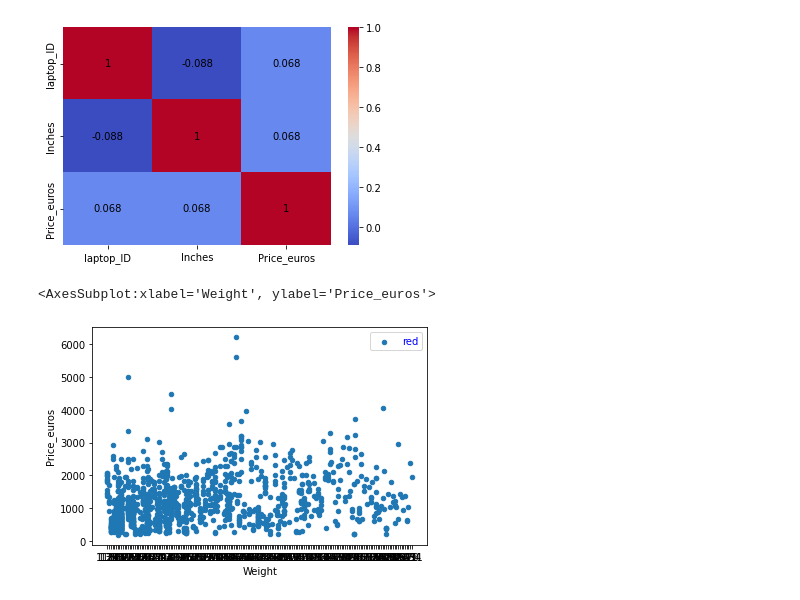
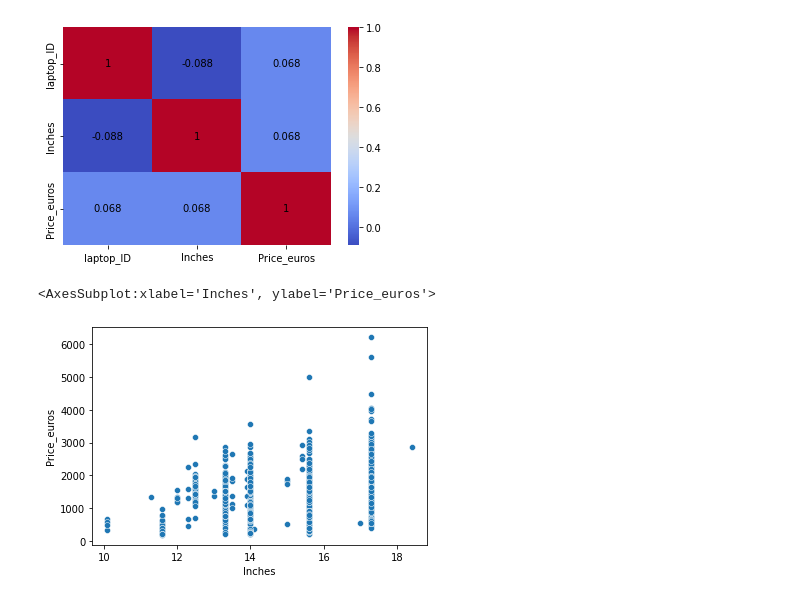
Before and after one commit to Brendan-Molieri/Laptop-Model-Pricing-Evaluation, a Jupyter notebook: Pricing_Analysis.ipynb, the cells around one changed output. Cells and saved outputs as stored; diff of their text form; code cells hidden in the pictures.

```diff
--- a/Pricing_Analysis.ipynb
+++ b/Pricing_Analysis.ipynb
@@ -43,7 +43,8 @@ df['Ram'] = df['Ram'].map(lambda x: x.rstrip('GB'))
 df['Weight'] = df['Weight'].map(lambda x: x.rstrip('kg'))
 
 ### 3/4 - Strip 'Memory' Column
-df[['Memory','Memory_type']] = df['Memory'].str.split('GB', n=1, expand=True)
+df['Memory'] = df['Memory'].str.split('GB', expand=True)[0]
+df['Memory'] = df['Memory'].str.split('TB', expand=True)[0]
 
 ### 5 - Convert to dollars
 df['Price_euros'] = df['Price_euros'].apply(lambda x: x*1.02)
@@ -64,8 +65,8 @@ sns.heatmap(corr, annot=True, cmap='coolwarm',annot_kws = {'color':'black'})
 # %% [output]
 <AxesSubplot:>
 [figure]
-# %%
-df.plot(kind = 'scatter', y = 'Price_euros', x = 'Weight')
-# %% [output]
-<AxesSubplot:xlabel='Weight', ylabel='Price_euros'>
-[figure, removed]
+# %%
+sns.scatterplot(x="Inches", y="Price_euros", data=df)
+# %% [output]
+<AxesSubplot:xlabel='Inches', ylabel='Price_euros'>
+[figure, added]
```
Also changed, not shown: 3 other files.
